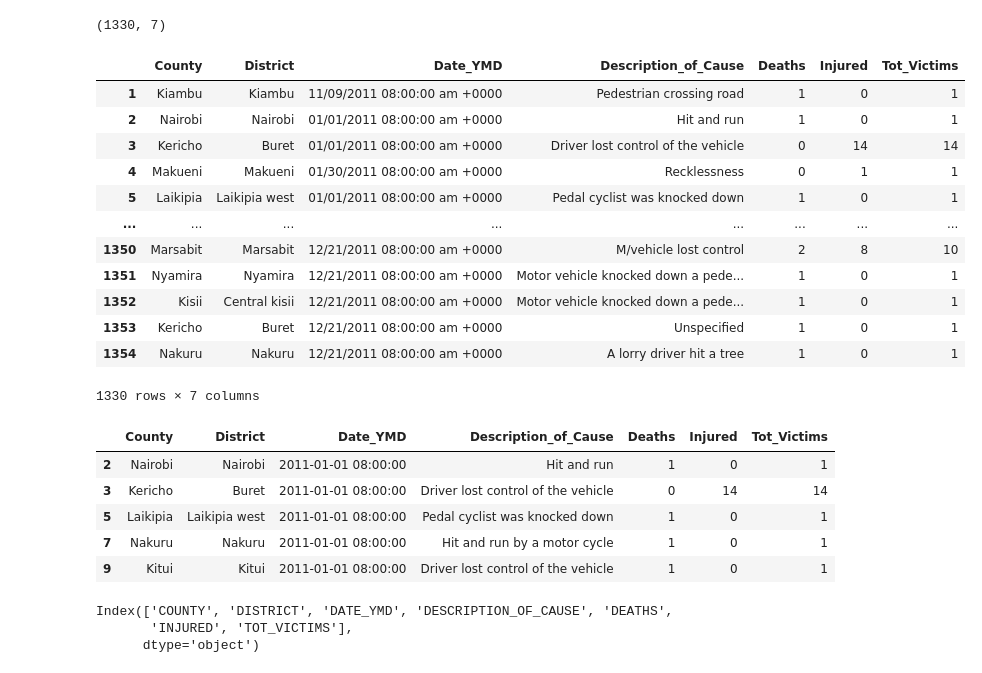
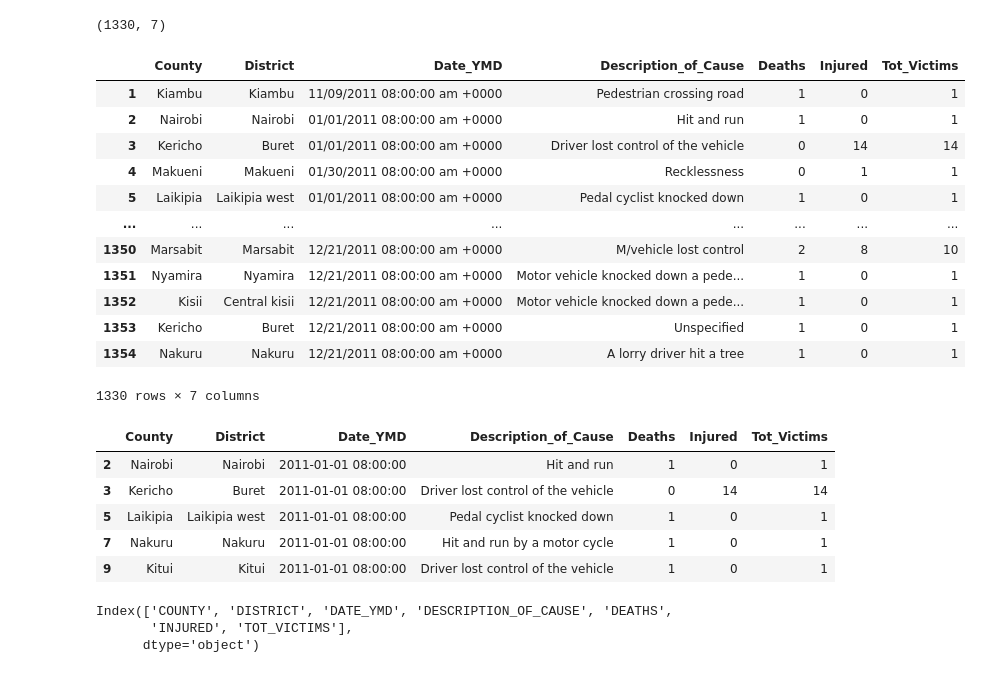
Before and after one commit to Nelson-Muteti/Group-Project, a Jupyter notebook: Project_IV_.ipynb, the cells around one changed output. Saved outputs shown, nothing was run; the diff lists cells and outputs as text; code cells hidden in the pictures.

```diff
--- a/Project_IV_.ipynb
+++ b/Project_IV_.ipynb
@@ -211,25 +211,25 @@ Accidents_2011.shape
 # %%
 # create a function that removes white spaces, standardizes the case of string values,
 # replaces double spaces with single space, removes periods and replaces '&' with 'and'
 
 def clean_records(x):
   if isinstance(x, str):
-    return x.strip().capitalize().replace('  ', ' ').replace('&', 'and').replace('.', '')
+    return x.strip().capitalize().replace('  ', ' ').replace('&', 'and').replace('.', '').replace(' was ', ' ')
   else:
     return x
 
 #apply the function to the dataframe and assign dataframe to new variable
 Accidents_2011 = Accidents_2011.applymap(clean_records)
 
 #display a few records to see changes
 Accidents_2011
 # %% [output]
 |  | County | District | Date_YMD | Description_of_Cause | Deaths | Injured | Tot_Victims |
 | 1 | Kiambu | Kiambu | 11/09/2011 08:00:00 am +0000 | Pedestrian crossing road | 1 | 0 | 1 |
 | 2 | Nairobi | Nairobi | 01/01/2011 08:00:00 am +0000 | Hit and run | 1 | 0 | 1 |
 | 3 | Kericho | Buret | 01/01/2011 08:00:00 am +0000 | Driver lost control of the vehicle | 0 | 14 | 14 |
 | 4 | Makueni | Makueni | 01/30/2011 08:00:00 am +0000 | Recklessness | 0 | 1 | 1 |
-| 5 | Laikipia | Laikipia west | 01/01/2011 08:00:00 am +0000 | Pedal cyclist was knocked down | 1 | 0 | 1 |
+| 5 | Laikipia | Laikipia west | 01/01/2011 08:00:00 am +0000 | Pedal cyclist knocked down | 1 | 0 | 1 |
 | ... | ... | ... | ... | ... | ... | ... | ... |
 | 1350 | Marsabit | Marsabit | 12/21/2011 08:00:00 am +0000 | M/vehicle lost control | 2 | 8 | 10 |
 | 1351 | Nyamira | Nyamira | 12/21/2011 08:00:00 am +0000 | Motor vehicle knocked down a pede... | 1 | 0 | 1 |
@@ -247,7 +247,7 @@ Accidents_2011.head()
 |  | County | District | Date_YMD | Description_of_Cause | Deaths | Injured | Tot_Victims |
 | 2 | Nairobi | Nairobi | 2011-01-01 08:00:00 | Hit and run | 1 | 0 | 1 |
 | 3 | Kericho | Buret | 2011-01-01 08:00:00 | Driver lost control of the vehicle | 0 | 14 | 14 |
-| 5 | Laikipia | Laikipia west | 2011-01-01 08:00:00 | Pedal cyclist was knocked down | 1 | 0 | 1 |
+| 5 | Laikipia | Laikipia west | 2011-01-01 08:00:00 | Pedal cyclist knocked down | 1 | 0 | 1 |
 | 7 | Nakuru | Nakuru | 2011-01-01 08:00:00 | Hit and run by a motor cycle | 1 | 0 | 1 |
 | 9 | Kitui | Kitui | 2011-01-01 08:00:00 | Driver lost control of the vehicle | 1 | 0 | 1 |
 # %%
```
Also changed, not shown: parts of 13 cells of this notebook.
